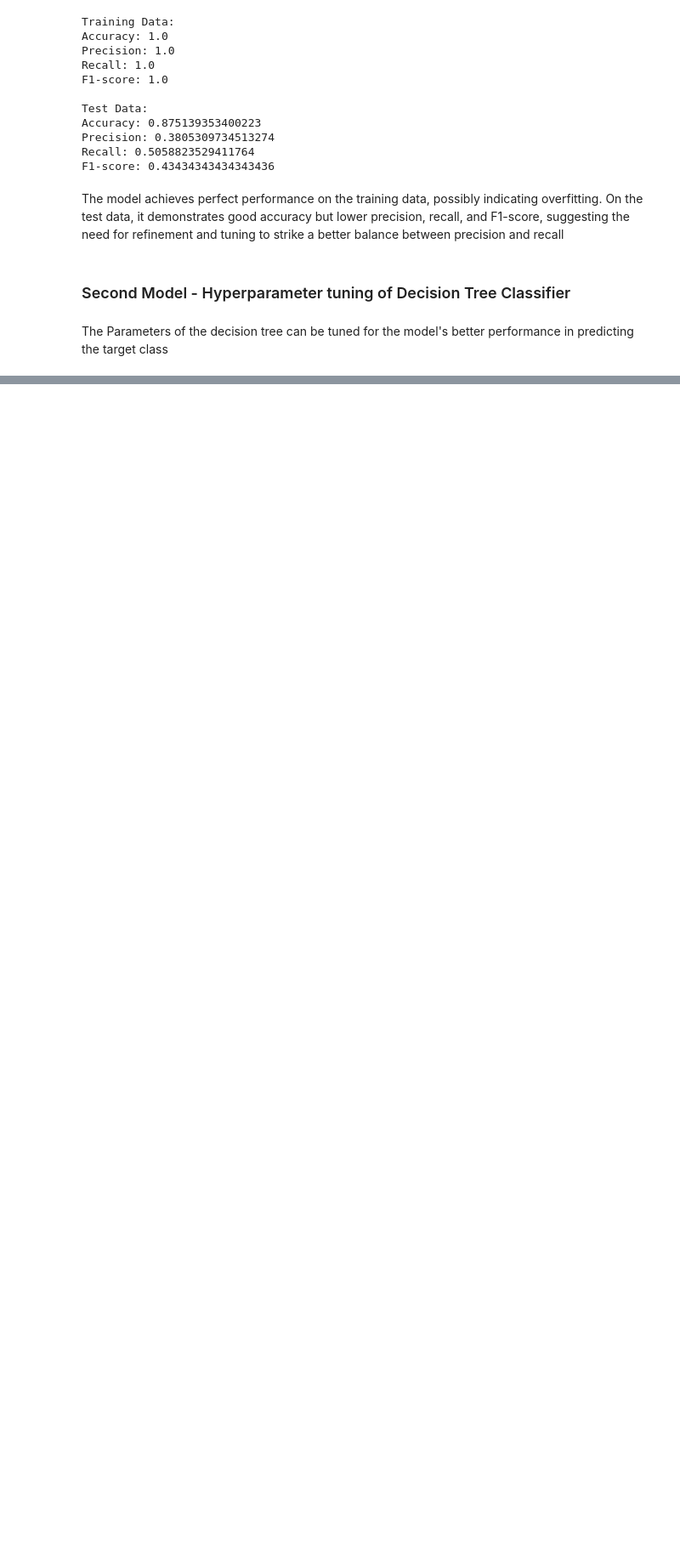
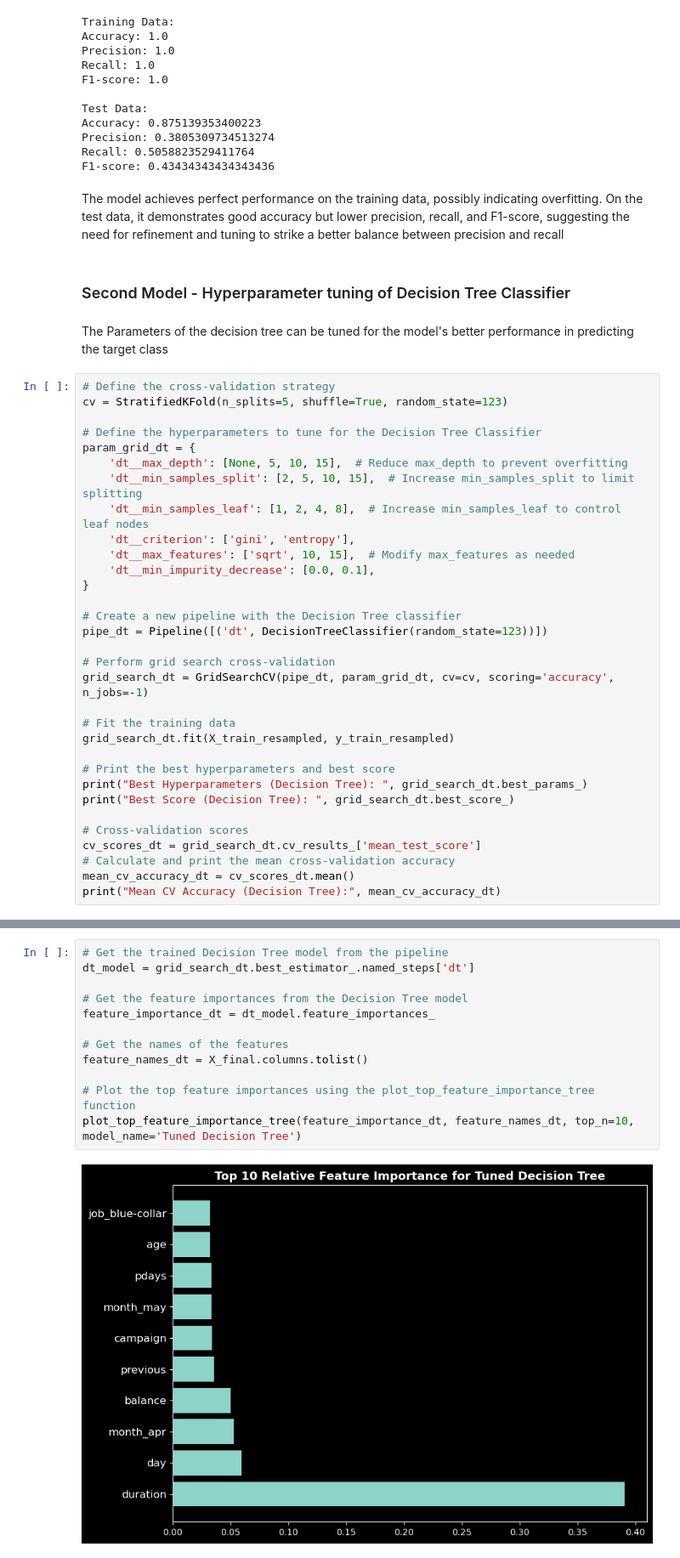
Before and after one commit to marwa9975/CUSTOMER_PURCHASE_PREDICTION, a Jupyter notebook: notebook.ipynb, the cells around one changed output, grey strips where cells are left out. Shown at 85% size. Drawn from its saved outputs; the diff is of its cells as text; blank space fills up the shorter version.

Commit message:
tuned model

```diff
--- a/notebook.ipynb
+++ b/notebook.ipynb
@@ -744,3 +744,35 @@ The model achieves perfect performance on the training data, possibly indicating
 ### Second Model - Hyperparameter tuning of Decision Tree Classifier
 # %% [markdown]
 The Parameters of the decision tree can be tuned for the model's better performance in predicting the target class
+# %%
+# Define the cross-validation strategy
+cv = StratifiedKFold(n_splits=5, shuffle=True, random_state=123)
+
+# Define the hyperparameters to tune for the Decision Tree Classifier
+param_grid_dt = {
+    'dt__max_depth': [None, 5, 10, 15],  # Reduce max_depth to prevent overfitting
+    'dt__min_samples_split': [2, 5, 10, 15],  # Increase min_samples_split to limit splitting
+    'dt__min_samples_leaf': [1, 2, 4, 8],  # Increase min_samples_leaf to control leaf nodes
+    'dt__criterion': ['gini', 'entropy'],
+    'dt__max_features': ['sqrt', 10, 15],  # Modify max_features as needed
+    'dt__min_impurity_decrease': [0.0, 0.1],
+}
+
+# Create a new pipeline with the Decision Tree classifier
+pipe_dt = Pipeline([('dt', DecisionTreeClassifier(random_state=123))])
+
+# Perform grid search cross-validation
+grid_search_dt = GridSearchCV(pipe_dt, param_grid_dt, cv=cv, scoring='accuracy', n_jobs=-1)
+
+# Fit the training data
+grid_search_dt.fit(X_train_resampled, y_train_resampled)
+
+# Print the best hyperparameters and best score
+print("Best Hyperparameters (Decision Tree): ", grid_search_dt.best_params_)
+print("Best Score (Decision Tree): ", grid_search_dt.best_score_)
+
+# Cross-validation scores
+cv_scores_dt = grid_search_dt.cv_results_['mean_test_score']
+# Calculate and print the mean cross-validation accuracy
+mean_cv_accuracy_dt = cv_scores_dt.mean()
+print("Mean CV Accuracy (Decision Tree):", mean_cv_accuracy_dt)
@@ -746,0 +787,14 @@ The Parameters of the decision tree can be tuned for the model's better performa
+# %%
+# Get the trained Decision Tree model from the pipeline
+dt_model = grid_search_dt.best_estimator_.named_steps['dt']
+
+# Get the feature importances from the Decision Tree model
+feature_importance_dt = dt_model.feature_importances_
+
+# Get the names of the features
+feature_names_dt = X_final.columns.tolist()
+
+# Plot the top feature importances using the plot_top_feature_importance_tree function
+plot_top_feature_importance_tree(feature_importance_dt, feature_names_dt, top_n=10, model_name='Tuned Decision Tree')
+# %% [output]
+[figure, added]
```
Also changed, not shown: parts of 6 cells of this notebook.
